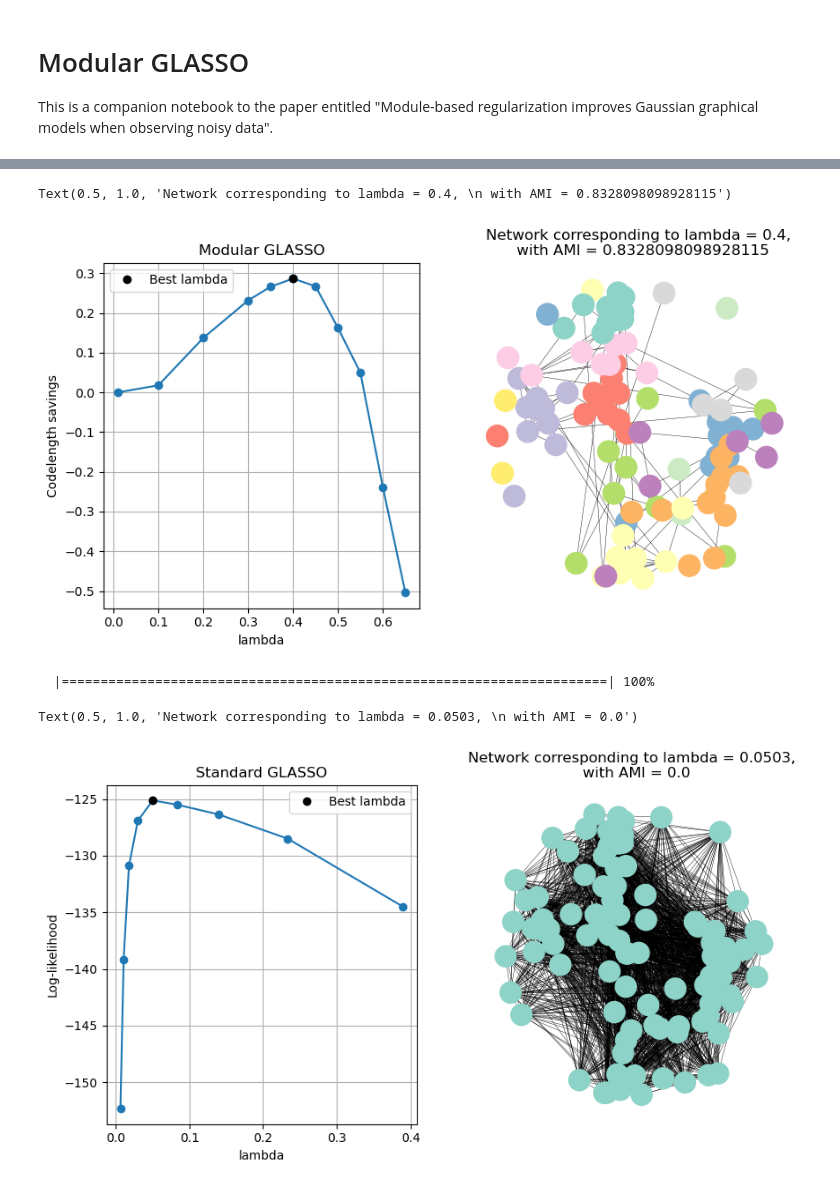
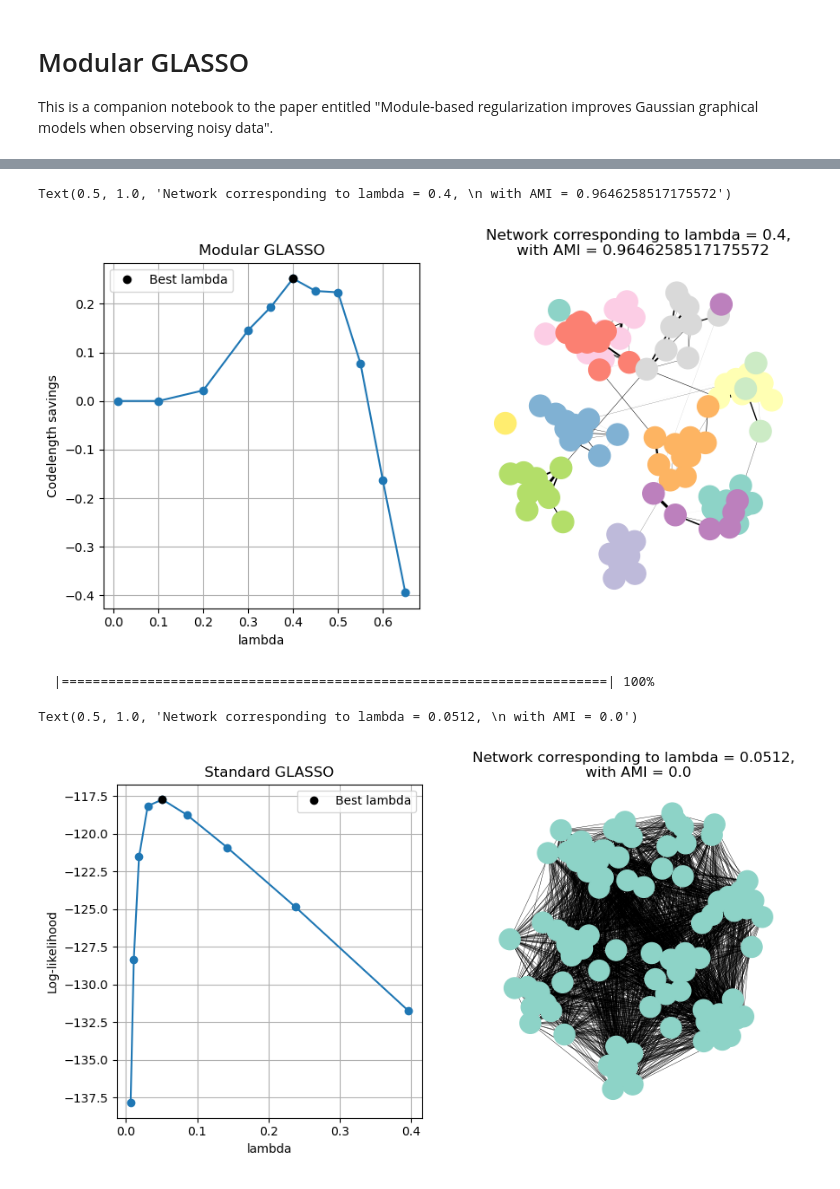
Before and after one commit to magnusneuman/Modular-GLASSO, a Jupyter notebook: Modular GLASSO.ipynb, the cells around one changed output, grey strips where cells are left out. Drawn from its saved outputs; the diff is of its cells as text; code cells hidden in the pictures.

```diff
--- a/Modular GLASSO.ipynb
+++ b/Modular GLASSO.ipynb
@@ -77,7 +77,7 @@ def modularGLASSO(X, lambda_values):
         partial_corr_train = -precision_train / np.sqrt(np.outer(np.diag(precision_train), np.diag(precision_train)))
         # make training network and run Infomap
         np.fill_diagonal(partial_corr_train, 0) # avoid self links
-        G_train = nx.from_numpy_matrix(partial_corr_train)
+        G_train = nx.from_numpy_matrix(abs(partial_corr_train))
         infomap_train = infomap.Infomap(silent = True, two_level = True)
         infomap_train.add_networkx_graph(G_train)
         infomap_train.run()
@@ -89,10 +89,10 @@ def modularGLASSO(X, lambda_values):
         numpy2ri.activate()
         glasso_res = glassoR(sample_test, lda, num_samples_test)
         numpy2ri.deactivate()
-        precision_test = np.array(glasso_res[1]) # precision matrix in [1]
+        precision_test = np.array(glasso_res[1])
         partial_corr_test = -precision_test / np.sqrt(np.outer(np.diag(precision_test), np.diag(precision_test)))
         np.fill_diagonal(partial_corr_test, 0) # avoid self links
-        G_test = nx.from_numpy_matrix(partial_corr_test)
+        G_test = nx.from_numpy_matrix(abs(partial_corr_test))
         infomap_test = infomap.Infomap(silent = True, two_level = True, no_infomap = True)
         infomap_test.add_networkx_graph(G_test)
         infomap_test.run(initial_partition = dict(infomap_train.modules))
@@ -125,40 +125,43 @@ ax2.set_xlabel('Feature'), ax2.set_ylabel('Sample'), ax2.set_title('Sampled data
 # find the best lambda where the test code length savings peak
 lambda_values = [0.01, 0.1, 0.2, 0.3, 0.35, 0.4, 0.45, 0.5, 0.55, 0.6, 0.65]
 nRuns = 10
 train_codelength_savings, test_codelength_savings = np.zeros((1, len(lambda_values))), np.zeros((1, len(lambda_values)))
 for _ in range(0, nRuns):
-    train_codelength_savings_, test_codelength_savings_ = modularGLASSO(sample_df.values, lambda_values)
+    train_codelength_savings_, test_codelength_savings_ = modularGLASSO(sample_df, lambda_values)
     train_codelength_savings+=train_codelength_savings_
     test_codelength_savings+=test_codelength_savings_
 lambda_best = lambda_values[test_codelength_savings.argmax()]
 # plot the network obtained using the optimal lambda
+X = sample_df.values
+X -= X.mean(axis=0)
+X /= X.std(axis=0)
 numpy2ri.activate()
-glasso_res = glassoR(sample_df.values, lambda_best, num_samples)
+glasso_res = glassoR(X, lambda_best, num_samples)
 numpy2ri.deactivate()
 precision_matrix = np.array(glasso_res[1])
 # calculate the partial correlation matrix
 partial_corr = -precision_matrix / np.sqrt(np.outer(np.diag(precision_matrix), np.diag(precision_matrix)))
 np.fill_diagonal(partial_corr, 0) # avoid self links
-G_modular_glasso = nx.from_numpy_matrix(partial_corr)
+G_modular_glasso = nx.from_numpy_array(abs(partial_corr))
 im = infomap.Infomap(silent = True, two_level = True)
 im.add_networkx_graph(G_modular_glasso)
 im.run()
 nodelist = G_modular_glasso.nodes
 modules = dict(im.modules)
 num_modules = im.num_top_modules
 AMI = adjusted_mutual_info_score(list(modules.values()), plantedPartition)
 pos = nx.spring_layout(G_modular_glasso)
-
+weights = [G_modular_glasso[u][v]['weight']*20 for u,v in G_modular_glasso.edges()]
 fig, (ax1, ax2) = plt.subplots(1, 2, figsize = (10,5))
 ax1.plot(lambda_values, test_codelength_savings[0]/nRuns, '-o')
 ax1.plot(lambda_best, test_codelength_savings.max()/nRuns, 'ko', label='Best lambda')
 ax1.grid(), ax1.legend(), ax1.set_xlabel('lambda'), ax1.set_ylabel('Codelength savings');
 ax1.set_title('Modular GLASSO')
-nx.draw(G_modular_glasso, pos = pos, ax = ax2, node_color = [sns.color_palette('Set3', n_colors=num_modules)[modules[node]-1] for node in nodelist], width = 0.3)
+nx.draw(G_modular_glasso, pos = pos, ax = ax2, node_color = [sns.color_palette('Set3', n_colors=num_modules)[modules[node]-1] for node in nodelist], width = weights)
 ax2.set_title(f'Network corresponding to lambda = {lambda_best}, \n with AMI = {AMI}')
 # %% [output]
-Text(0.5, 1.0, 'Network corresponding to lambda = 0.4, \n with AMI = 0.8328098098928115')
+Text(0.5, 1.0, 'Network corresponding to lambda = 0.4, \n with AMI = 0.9646258517175572')
-[figure, old version]
+[figure, new version]
 # %%
 # run Standard GLASSO
 X = sample_df.values
@@ -172,13 +175,13 @@ log_likelihood = [-num_blocks*block_size/2*np.log(2*np.pi) - 1/(num_blocks*block
 lambda_best = lambda_values[np.argmax(log_likelihood)]
 # plot the network obtained using the optimal lambda
 numpy2ri.activate()
-glasso_res = glassoR(sample_df.values, lambda_best, num_samples)
+glasso_res = glassoR(X, lambda_best, num_samples)
 numpy2ri.deactivate()
 precision_matrix = np.array(glasso_res[1])
 # calculate the partial correlation matrix
 partial_corr = -precision_matrix / np.sqrt(np.outer(np.diag(precision_matrix), np.diag(precision_matrix)))
 np.fill_diagonal(partial_corr, 0) # avoid self links
-G_std_glasso = nx.from_numpy_matrix(partial_corr)
+G_std_glasso = nx.from_numpy_matrix(abs(partial_corr))
 im = infomap.Infomap(silent = True, two_level = True)
 im.add_networkx_graph(G_std_glasso)
 im.run()
@@ -186,7 +189,6 @@ nodelist = G_std_glasso.nodes
 modules = dict(im.modules)
 num_modules = im.num_top_modules
 AMI = adjusted_mutual_info_score(list(modules.values()), plantedPartition)
-
 fig, (ax1, ax2) = plt.subplots(1, 2, figsize = (10,5))
 ax1.plot(lambda_values, log_likelihood, '-o')
 ax1.plot(lambda_best, max(log_likelihood), 'ko', label='Best lambda')
@@ -196,5 +198,5 @@ nx.draw(G_std_glasso, pos = pos, ax = ax2, node_color = [sns.color_palette('Set3
 ax2.set_title(f'Network corresponding to lambda = {lambda_best:.4f}, \n with AMI = {AMI}')
 # %% [output]
   |======================================================================| 100%
-Text(0.5, 1.0, 'Network corresponding to lambda = 0.0503, \n with AMI = 0.0')
+Text(0.5, 1.0, 'Network corresponding to lambda = 0.0512, \n with AMI = 0.0')
-[figure, old version]
+[figure, new version]
```
Also changed, not shown: parts of 2 cells of this notebook.
